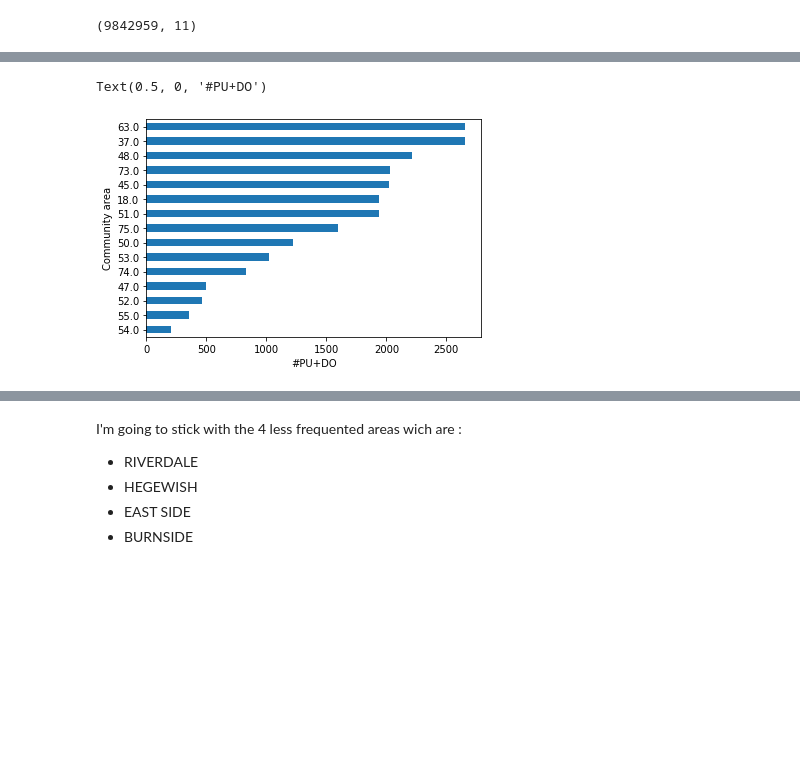
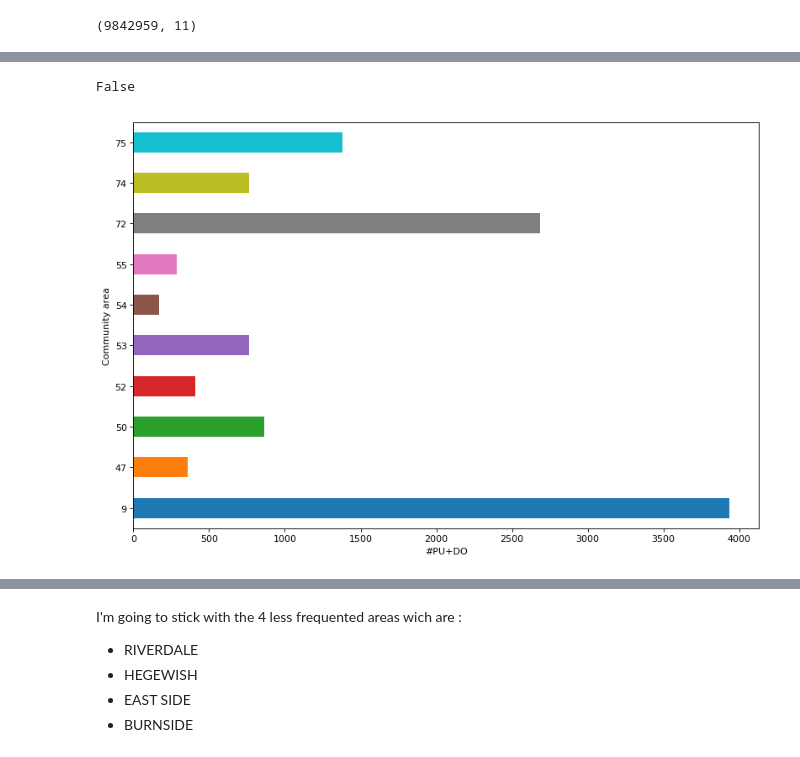
Before and after one commit to pierreschutz/ADA_Project, a Jupyter notebook: taxi_rides.ipynb, the cells around one changed output, grey strips where cells are left out. Cells and saved outputs as stored; diff of their text form; code cells hidden in the pictures; blank space fills up the shorter version.

```diff
--- a/taxi_rides.ipynb
+++ b/taxi_rides.ipynb
@@ -319,0 +326,6 @@ less_freq_count = less_freq_count.sort_values().head(15)
+# %%
+1 in least_areas
+# %% [output]
+False
+# %%
+least_area_frequency = total_area_frequency[total_area_frequency.index.map(lambda x : x in least_areas)]
@@ -320,7 +334,9 @@ less_freq_count = less_freq_count.sort_values().head(15)
 # %%
-p = less_freq_count.plot(kind = 'barh')
+# Plot the less frequented areas
+plt.figure(figsize=(12, 8), dpi = 80)
+p = least_area_frequency.plot(kind = 'barh')
 p.set_ylabel("Community area")
 p.set_xlabel('#PU+DO')
+plt.show()
 # %% [output]
-Text(0.5, 0, '#PU+DO')
-[figure, old version]
+[figure, new version]
```
Also changed, not shown: parts of 35 cells of this notebook, 1 other file.
